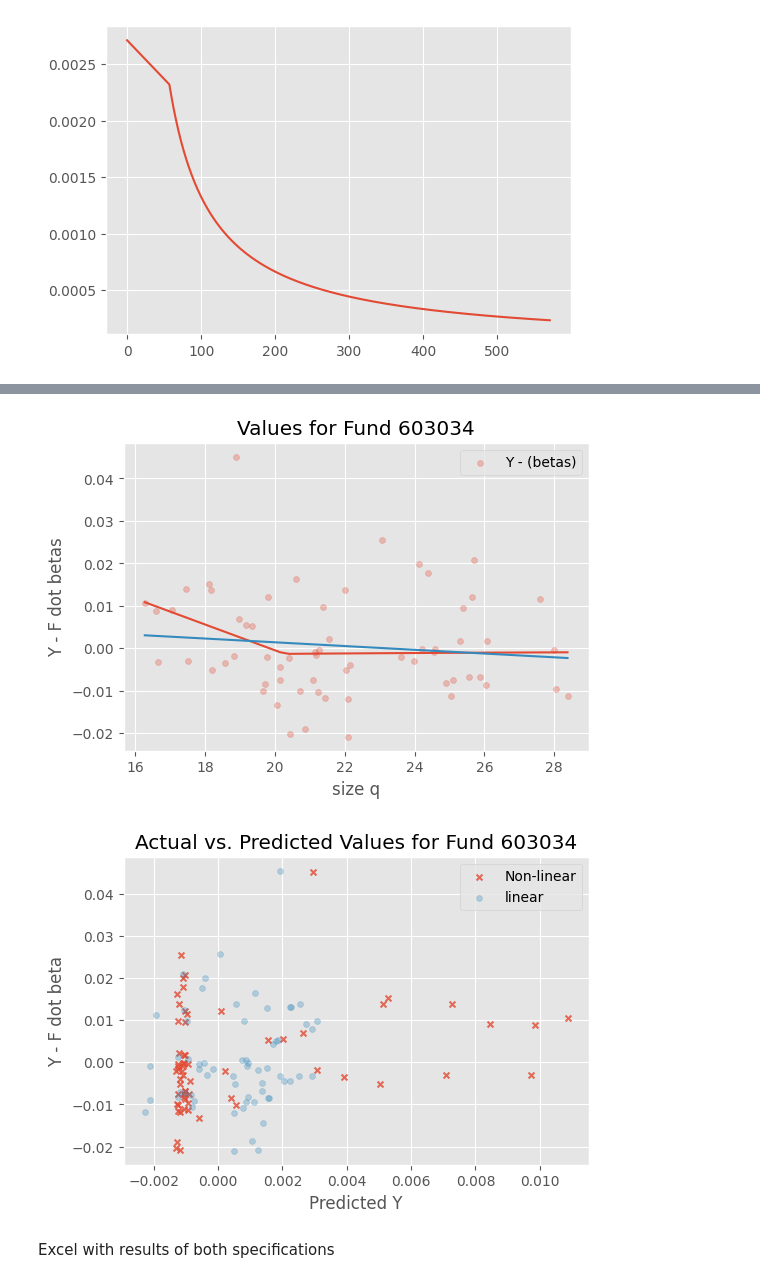
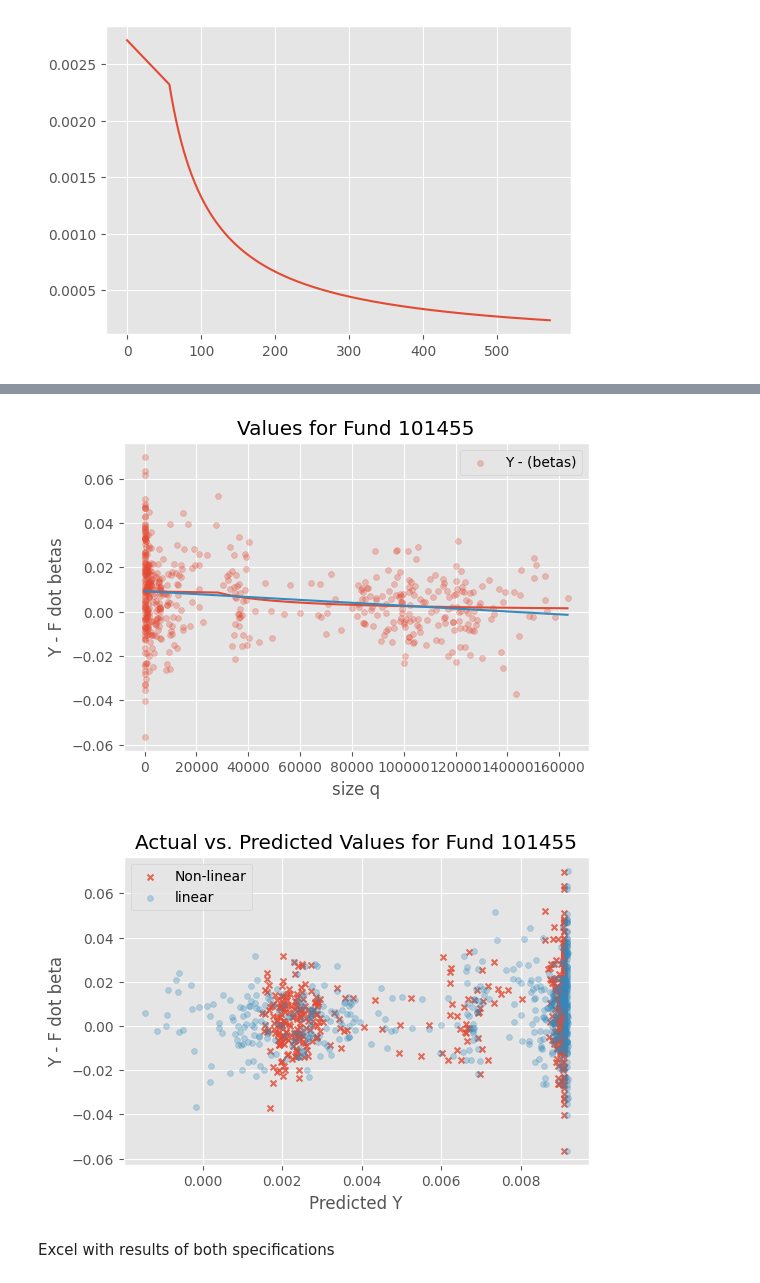
Before and after one commit to DavidSandovalRodriguez/Fund-Kink-Smoothing, a Jupyter notebook: WorkingNotebook.ipynb, the cells around one changed output, grey strips where cells are left out. Drawn from its saved outputs; the diff is of its cells as text; code cells hidden in the pictures.

```diff
--- a/WorkingNotebook.ipynb
+++ b/WorkingNotebook.ipynb
@@ -532,10 +532,10 @@ def plot_fit_fund_li_nolin_subsBeta(fundID):
 
     plt.show()
 # %%
-plot_fit_fund_li_nolin_subsBeta(603034)
+plot_fit_fund_li_nolin_subsBeta(101455)
 # %% [output]
-[figure, old version]
+[figure, new version]
-[figure, old version]
+[figure, new version]
 # %% [markdown]
 Excel with results of both specifications
 # %%
```
Also changed, not shown: parts of 20 cells of this notebook, 1 other file.
